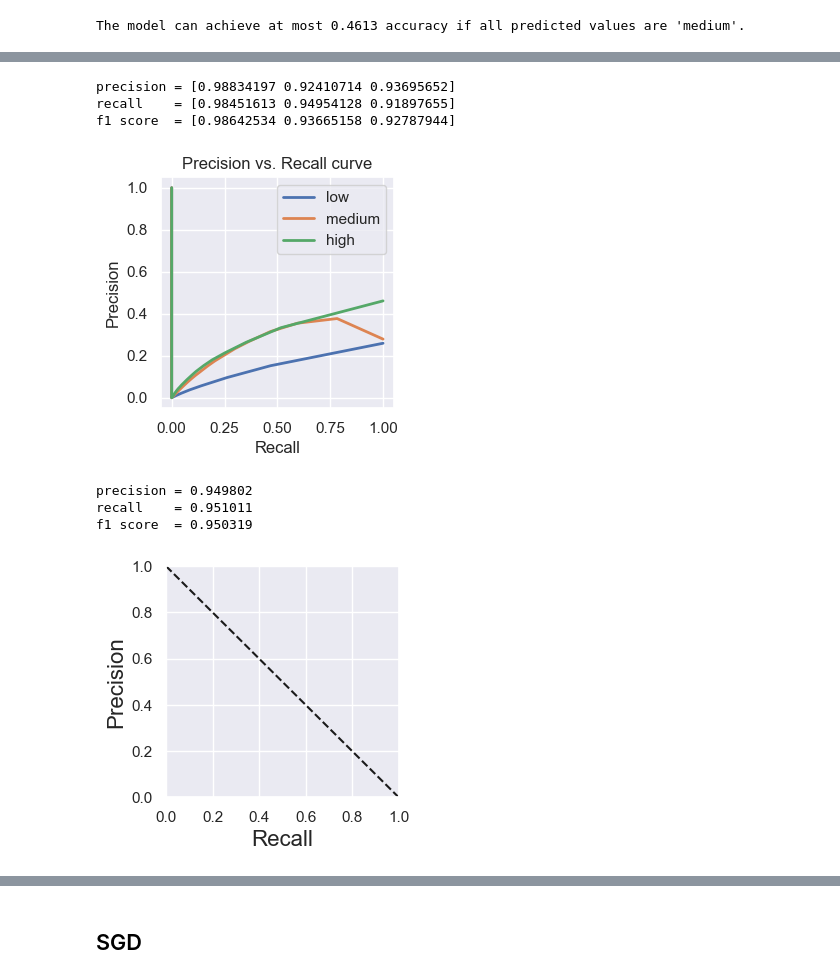
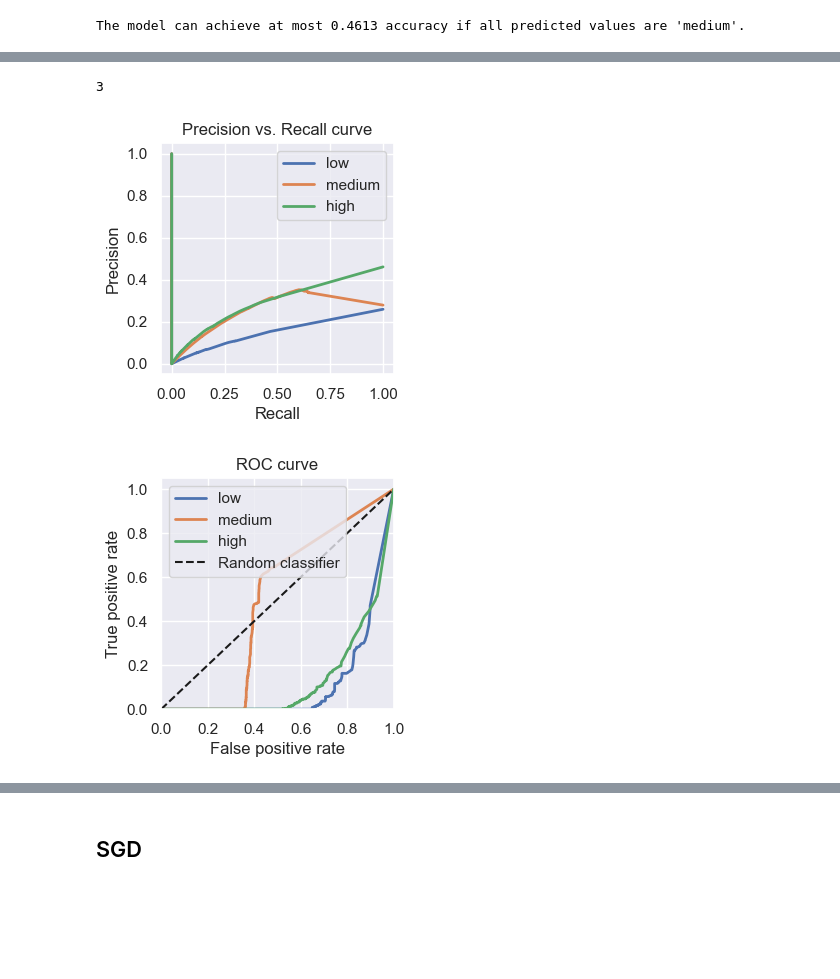
Before and after one commit to Chin-Wai-Yee/AIT_assignment, a Jupyter notebook: G37.ipynb, the cells around one changed output, grey strips where cells are left out. Drawn from its saved outputs; the diff is of its cells as text; code cells hidden in the pictures; blank space fills up the shorter version.

```diff
--- a/G37.ipynb
+++ b/G37.ipynb
@@ -408,8 +412,9 @@ def showRocCurve(X_set, y_set, model, classes):
 ## Random Forest
 # %%
 from sklearn.ensemble import RandomForestClassifier
+from sklearn.multiclass import OneVsRestClassifier
 
-forest_classifier = RandomForestClassifier(n_estimators=100, random_state=seed)
+forest_classifier = OneVsRestClassifier(RandomForestClassifier(n_estimators=100, random_state=seed))
 
 # Train the model
 forest_classifier.fit(X_train, y_train)
@@ -455,31 +470,9 @@ Cross-validation scores: ['high' 'high' 'high' ... 'medium' 'medium' 'medium']
-# %%
-from sklearn.metrics import precision_score, recall_score, f1_score
-
-precisions = precision_score(y_train, y_pred_cv, average=None)
-recalls = recall_score (y_train, y_pred_cv, average=None)
-f1_scores = f1_score(y_train, y_pred_cv, average=None)
-print(f'precision = {precisions}')
-print(f'recall    = {recalls}')
-print(f'f1 score  = {f1_scores}')
-# %% [output]
-precision = [0.98834197 0.92410714 0.93695652]
-recall    = [0.98451613 0.94954128 0.91897655]
-f1 score  = [0.98642534 0.93665158 0.92787944]
 # %%
-classes = ["low", "medium", "high"]
-showPrecisionRecall(X_train, y_train, forest_classifier, classes)
+showPrecisionRecall(forest_classifier, X_train, y_train, class_labels)
 # %% [output]
+3
-[figure, old version]
+[figure, new version]
 # %%
-precision = precision_score(y_train, y_pred_cv, average="macro")
-recall = recall_score (y_train, y_pred_cv, average="macro")
-f1 = f1_score(y_train, y_pred_cv, average="macro")
-print(f'precision = {precision:.6f}')
-print(f'recall    = {recall:.6f}')
-print(f'f1 score  = {f1:.6f}')
-showSinglePrecisionRecall(precision, recall)
+showRocCurve(forest_classifier, X_train, y_train, class_labels)
 # %% [output]
-precision = 0.949802
-recall    = 0.951011
-f1 score  = 0.950319
-[figure, old version]
+[figure, new version]
```
Also changed, not shown: parts of 19 cells of this notebook.
